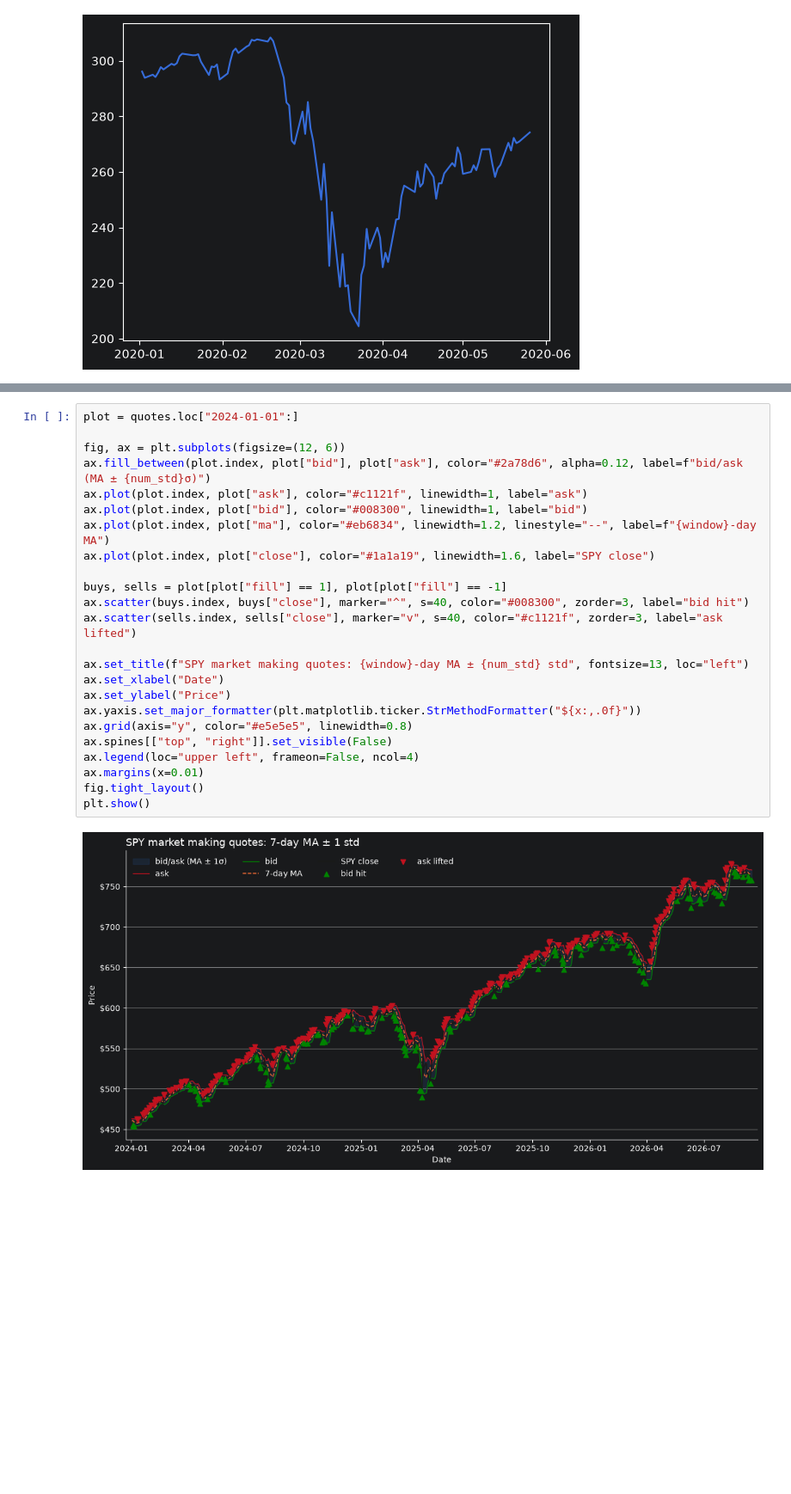
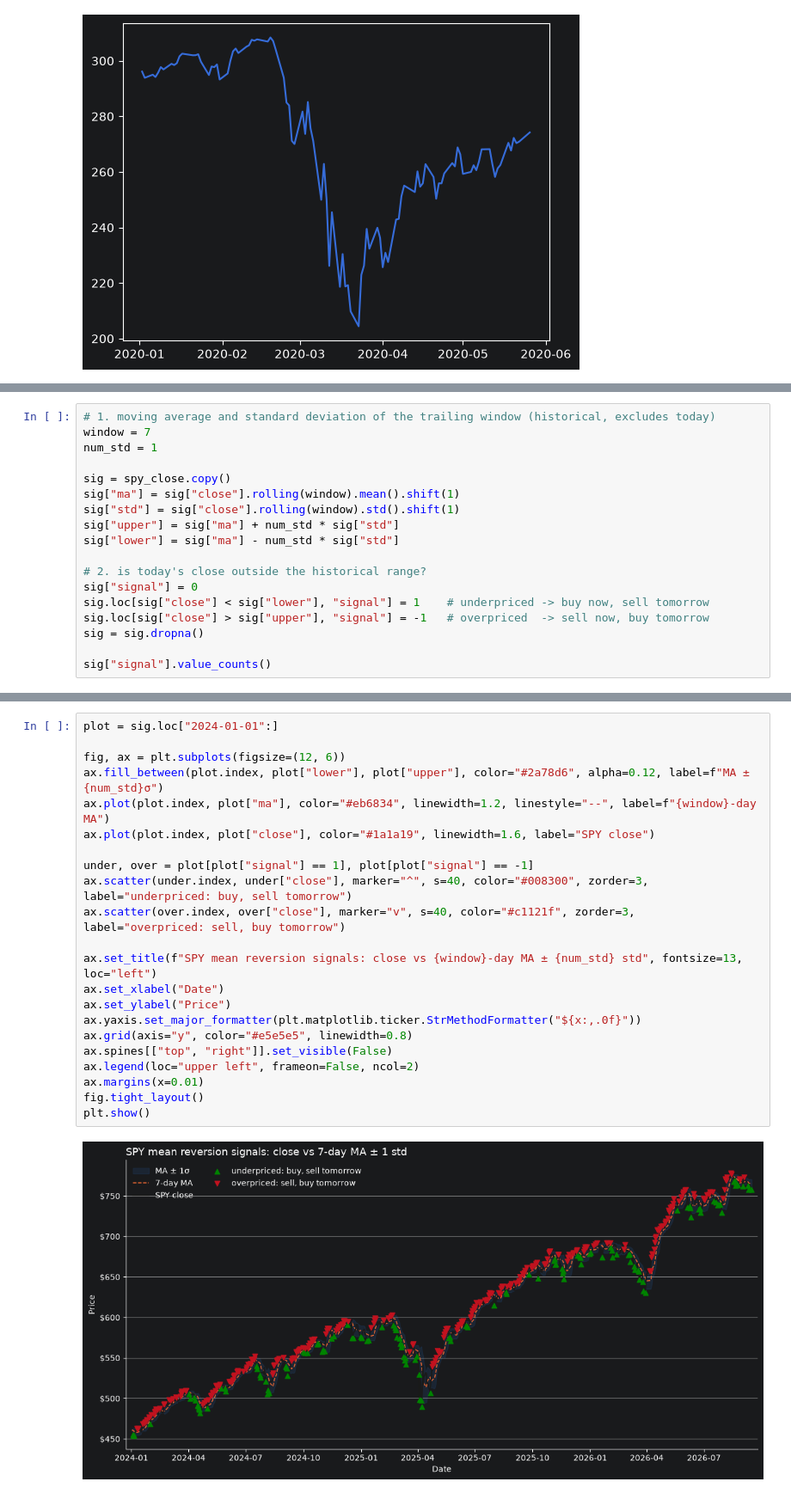
Before and after one commit to WumbleCat/quant-research, a Jupyter notebook: strats/market_making/sp_futures.ipynb, the cells around one changed output, grey strips where cells are left out. Shown at 86% size. Saved outputs shown, nothing was run; the diff lists cells and outputs as text; blank space fills up the shorter version.

```diff
--- a/strats/market_making/sp_futures.ipynb
+++ b/strats/market_making/sp_futures.ipynb
@@ -75,0 +34,18 @@ avg spread:   $9.56  (2.20% of price)
+# %%
+# 1. moving average and standard deviation of the trailing window (historical, excludes today)
+window = 7
+num_std = 1
+
+sig = spy_close.copy()
+sig["ma"] = sig["close"].rolling(window).mean().shift(1)
+sig["std"] = sig["close"].rolling(window).std().shift(1)
+sig["upper"] = sig["ma"] + num_std * sig["std"]
+sig["lower"] = sig["ma"] - num_std * sig["std"]
+
+# 2. is today's close outside the historical range?
+sig["signal"] = 0
+sig.loc[sig["close"] < sig["lower"], "signal"] = 1    # underpriced -> buy now, sell tomorrow
+sig.loc[sig["close"] > sig["upper"], "signal"] = -1   # overpriced  -> sell now, buy tomorrow
+sig = sig.dropna()
+
+sig["signal"].value_counts()
@@ -76,26 +123,24 @@ avg spread:   $9.56  (2.20% of price)
 # %%
-plot = quotes.loc["2024-01-01":]
+plot = sig.loc["2024-01-01":]
 
 fig, ax = plt.subplots(figsize=(12, 6))
-ax.fill_between(plot.index, plot["bid"], plot["ask"], color="#2a78d6", alpha=0.12, label=f"bid/ask (MA ± {num_std}σ)")
-ax.plot(plot.index, plot["ask"], color="#c1121f", linewidth=1, label="ask")
-ax.plot(plot.index, plot["bid"], color="#008300", linewidth=1, label="bid")
+ax.fill_between(plot.index, plot["lower"], plot["upper"], color="#2a78d6", alpha=0.12, label=f"MA ± {num_std}σ")
 ax.plot(plot.index, plot["ma"], color="#eb6834", linewidth=1.2, linestyle="--", label=f"{window}-day MA")
 ax.plot(plot.index, plot["close"], color="#1a1a19", linewidth=1.6, label="SPY close")
 
-buys, sells = plot[plot["fill"] == 1], plot[plot["fill"] == -1]
-ax.scatter(buys.index, buys["close"], marker="^", s=40, color="#008300", zorder=3, label="bid hit")
-ax.scatter(sells.index, sells["close"], marker="v", s=40, color="#c1121f", zorder=3, label="ask lifted")
+under, over = plot[plot["signal"] == 1], plot[plot["signal"] == -1]
+ax.scatter(under.index, under["close"], marker="^", s=40, color="#008300", zorder=3, label="underpriced: buy, sell tomorrow")
+ax.scatter(over.index, over["close"], marker="v", s=40, color="#c1121f", zorder=3, label="overpriced: sell, buy tomorrow")
 
-ax.set_title(f"SPY market making quotes: {window}-day MA ± {num_std} std", fontsize=13, loc="left")
+ax.set_title(f"SPY mean reversion signals: close vs {window}-day MA ± {num_std} std", fontsize=13, loc="left")
 ax.set_xlabel("Date")
 ax.set_ylabel("Price")
 ax.yaxis.set_major_formatter(plt.matplotlib.ticker.StrMethodFormatter("${x:,.0f}"))
 ax.grid(axis="y", color="#e5e5e5", linewidth=0.8)
 ax.spines[["top", "right"]].set_visible(False)
-ax.legend(loc="upper left", frameon=False, ncol=4)
+ax.legend(loc="upper left", frameon=False, ncol=2)
 ax.margins(x=0.01)
 fig.tight_layout()
 plt.show()
 # %% [output]
-[figure, old version]
+[figure, new version]
```
Also changed, not shown: parts of 8 cells of this notebook.
